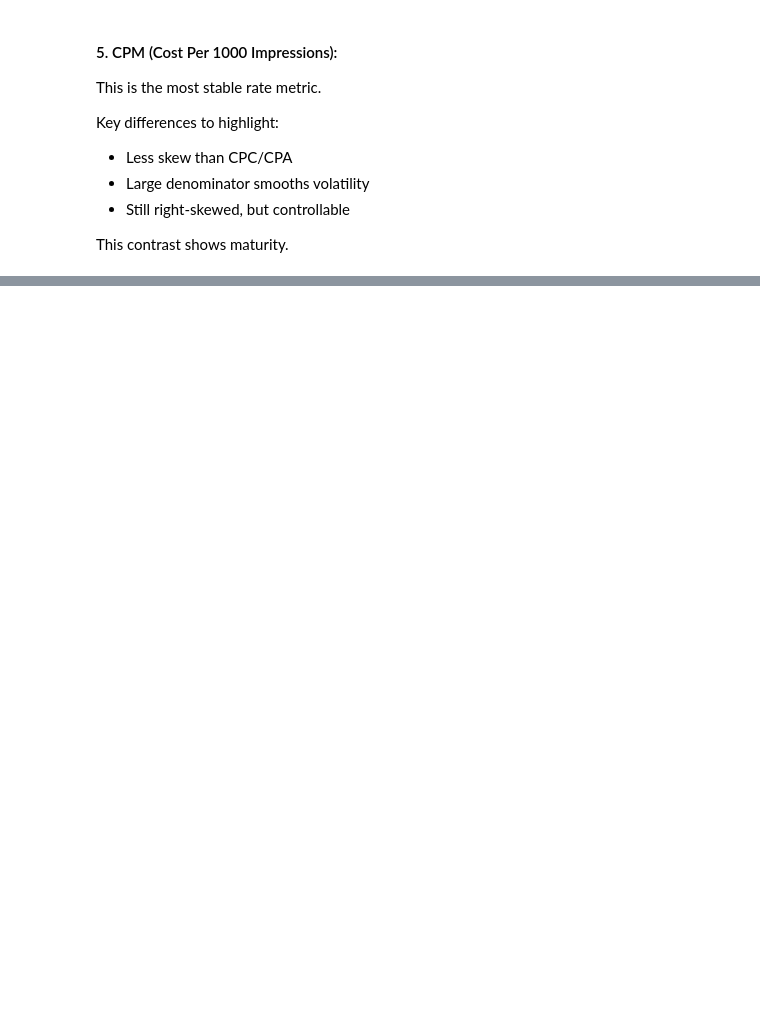
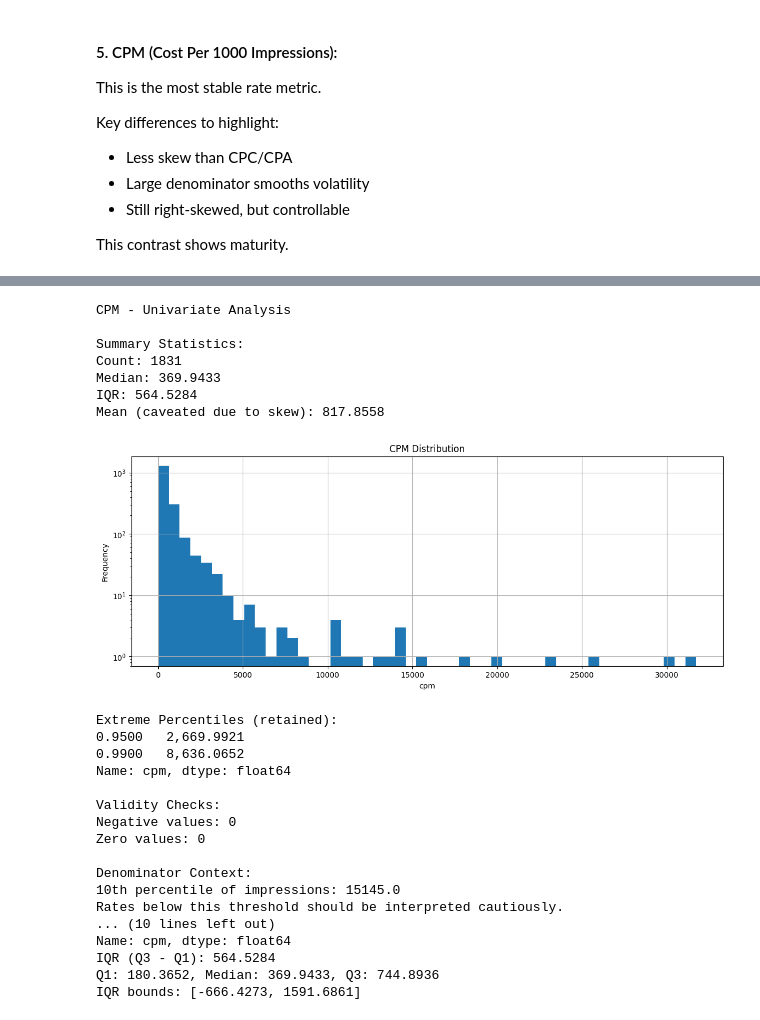
Before and after one commit to Playful-Cloud/Marketing_Campaign_Analysis_and_Optimization, a Jupyter notebook: notebooks/05_EDA.ipynb, the cells around one changed output, grey strips where cells are left out. Drawn from its saved outputs; the diff is of its cells as text; code cells hidden in the pictures; blank space fills up the shorter version.

Commit message:
did phase 3 >> rate & efficiency, really tough

```diff
--- a/notebooks/05_EDA.ipynb
+++ b/notebooks/05_EDA.ipynb
@@ -1756,0 +1871,65 @@ Rates below this threshold should be interpreted cautiously.
+# %%
+# summary stats:
+
+# univ analysis
+rate_metric_univariate(
+    df=df,
+    metric='cpm',
+    denom_col='impressions',
+    log_scale=True
+)
+
+# percentiles
+print(df['cpm'].describe(percentiles=[0.25, 0.5, 0.75, 0.95, 0.99]))
+
+# Iqr
+q1 = df['cpm'].quantile(0.25)
+q3 = df['cpm'].quantile(0.75)
+iqr = q3 - q1
+
+print(f"IQR (Q3 - Q1): {iqr:.4f}")
+print(f"Q1: {q1:.4f}, Median: {df['cpm'].median():.4f}, Q3: {q3:.4f}")
+
+# upper & lower bound
+lower_bound = q1 - 1.5 * iqr
+upper_bound = q3 + 1.5 * iqr
+
+print(f"IQR bounds: [{lower_bound:.4f}, {upper_bound:.4f}]")
+
+# stress testing the rate metric to answer three questions:
+# check the metric’s statistical trustworthiness
+# check if the result is safe to report (noise vs signal)
+# will this break downstream?
+# highly unstable when conversion volume is low
+# extreme values should be interpreted cautiously
+
+# Reliability Notes:
+# Extremely sensitive to low conversion counts
+# Mean CPA is misleading
+# Should never be ranked without minimum-volume constraints
+# %% [output]
+CPM - Univariate Analysis
+
+Summary Statistics:
+Count: 1831
+Median: 369.9433
+IQR: 564.5284
+Mean (caveated due to skew): 817.8558
+[figure, added]
+Extreme Percentiles (retained):
+0.9500   2,669.9921
+0.9900   8,636.0652
+Name: cpm, dtype: float64
+
+Validity Checks:
+Negative values: 0
+Zero values: 0
+
+Denominator Context:
+10th percentile of impressions: 15145.0
+Rates below this threshold should be interpreted cautiously.
+... (10 lines left out)
+Name: cpm, dtype: float64
+IQR (Q3 - Q1): 564.5284
+Q1: 180.3652, Median: 369.9433, Q3: 744.8936
+IQR bounds: [-666.4273, 1591.6861]
```
Also changed, not shown: parts of 10 cells of this notebook.
